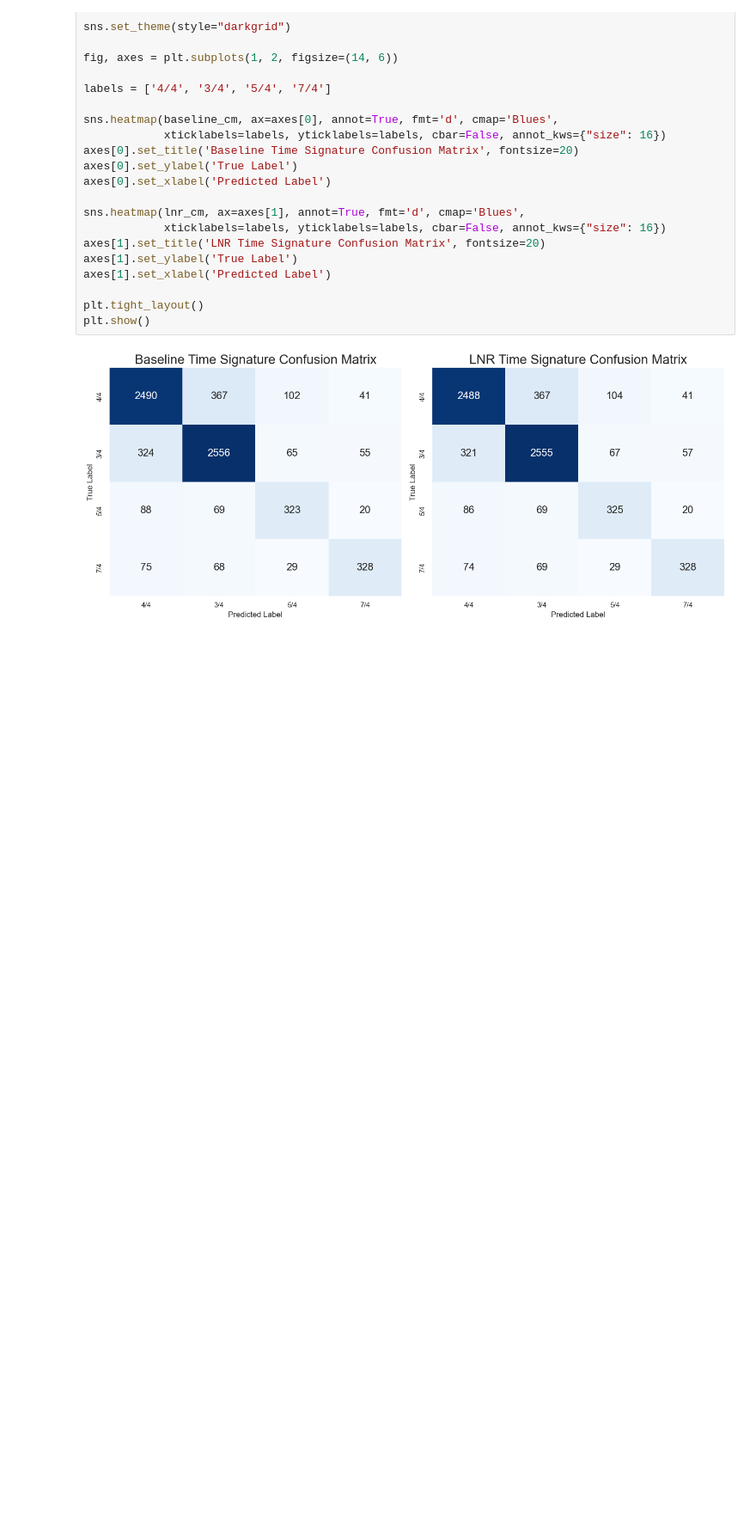
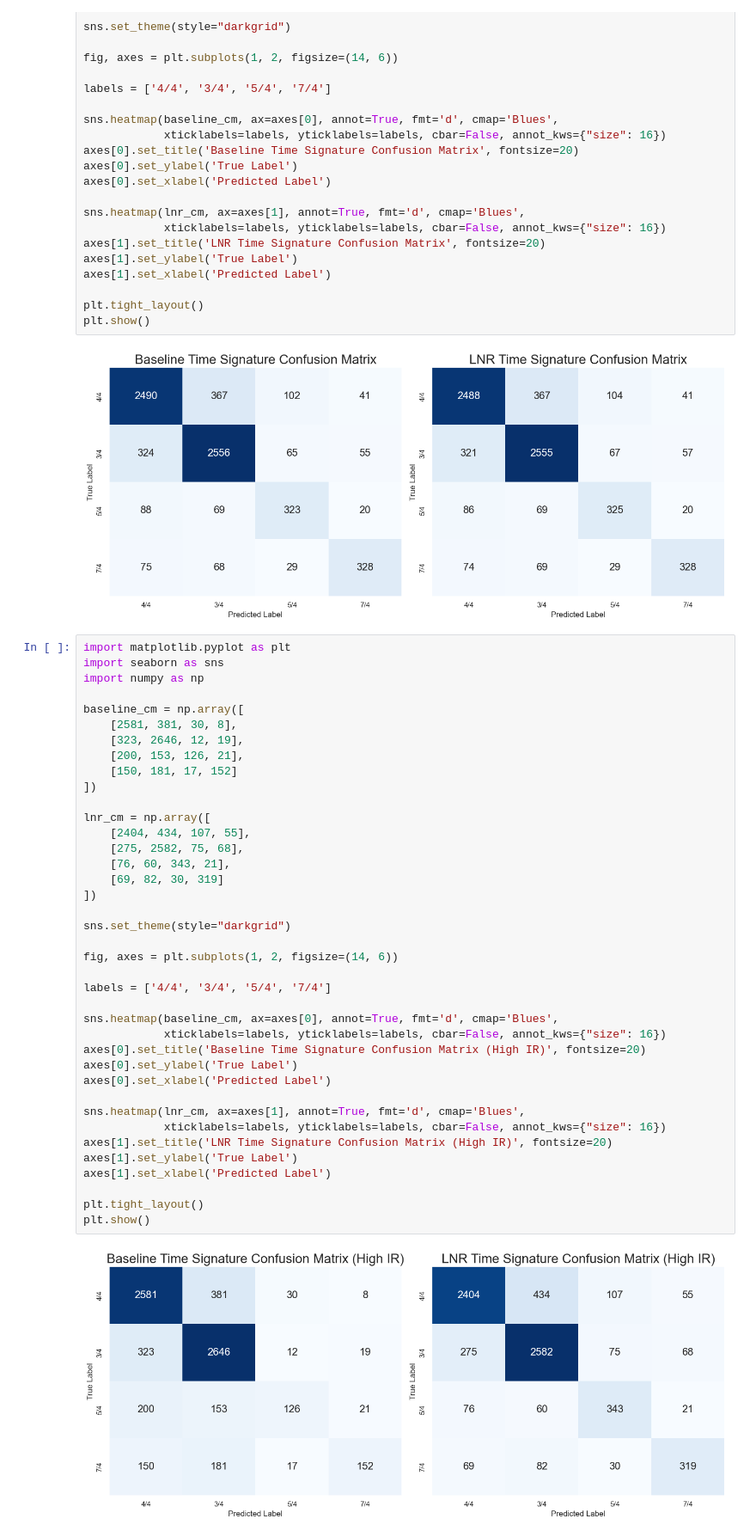
Before and after one commit to Matdrox/dl_music_label_swapping, a Jupyter notebook: misc/graphs.ipynb, the cells around one changed output. Shown: that part at 86% size. Saved outputs shown, nothing was run; the diff lists cells and outputs as text; blank space fills up the shorter version.

Commit message:
[UPDATED] High IR CM

```diff
--- a/misc/graphs.ipynb
+++ b/misc/graphs.ipynb
@@ -39,3 +39,44 @@ plt.tight_layout()
 plt.show()
 # %% [output]
 [figure]
+# %%
+import matplotlib.pyplot as plt
+import seaborn as sns
+import numpy as np
+
+baseline_cm = np.array([
+    [2581, 381, 30, 8],
+    [323, 2646, 12, 19],
+    [200, 153, 126, 21],
+    [150, 181, 17, 152]
+])
+
+lnr_cm = np.array([
+    [2404, 434, 107, 55],
+    [275, 2582, 75, 68],
+    [76, 60, 343, 21],
+    [69, 82, 30, 319]
+])
+
+sns.set_theme(style="darkgrid")
+
+fig, axes = plt.subplots(1, 2, figsize=(14, 6))
+
+labels = ['4/4', '3/4', '5/4', '7/4']
+
+sns.heatmap(baseline_cm, ax=axes[0], annot=True, fmt='d', cmap='Blues',
+            xticklabels=labels, yticklabels=labels, cbar=False, annot_kws={"size": 16})
+axes[0].set_title('Baseline Time Signature Confusion Matrix (High IR)', fontsize=20)
+axes[0].set_ylabel('True Label')
+axes[0].set_xlabel('Predicted Label')
+
+sns.heatmap(lnr_cm, ax=axes[1], annot=True, fmt='d', cmap='Blues',
+            xticklabels=labels, yticklabels=labels, cbar=False, annot_kws={"size": 16})
+axes[1].set_title('LNR Time Signature Confusion Matrix (High IR)', fontsize=20)
+axes[1].set_ylabel('True Label')
+axes[1].set_xlabel('Predicted Label')
+
+plt.tight_layout()
+plt.show()
+# %% [output]
+[figure, added]
```
Also changed, not shown: 6 other files.
